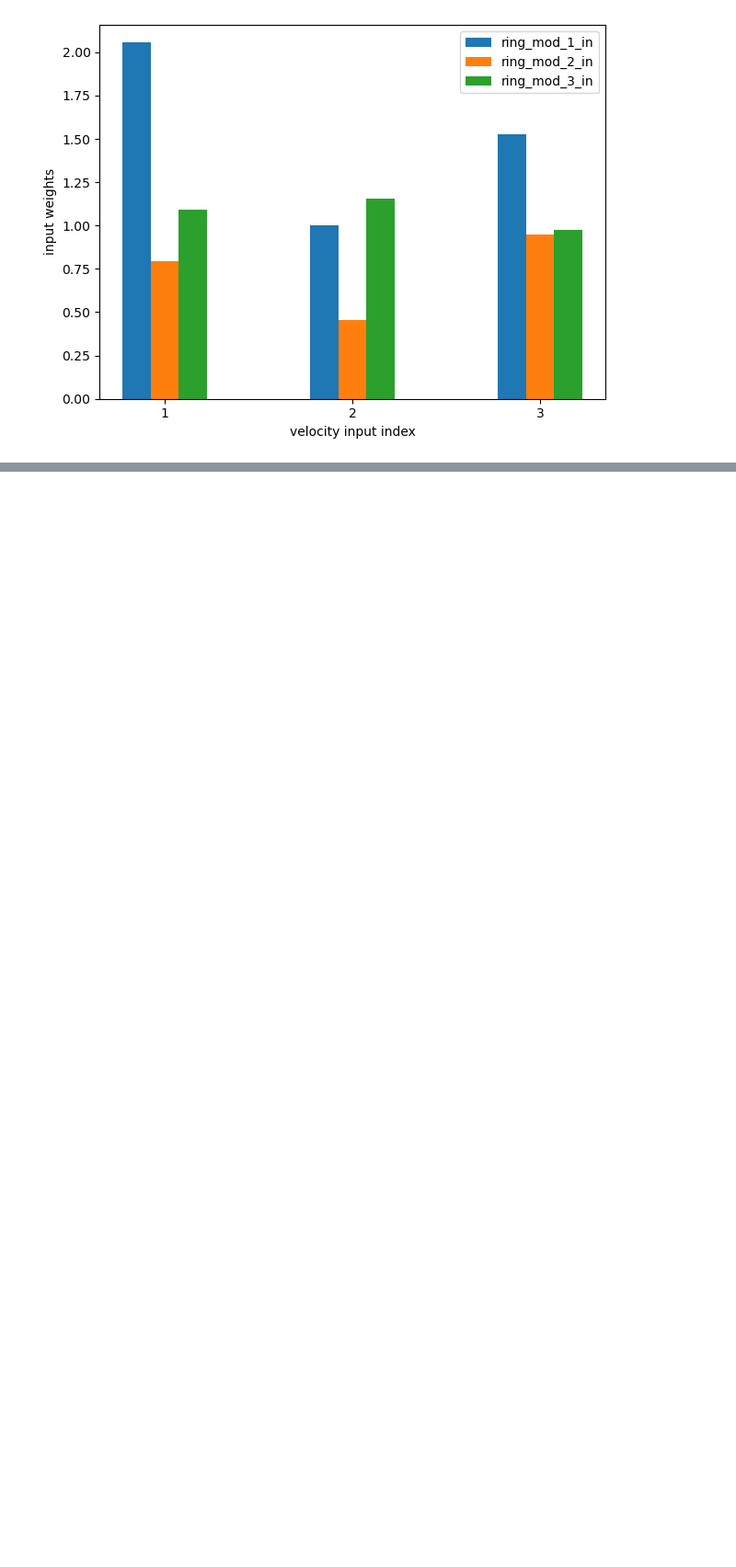
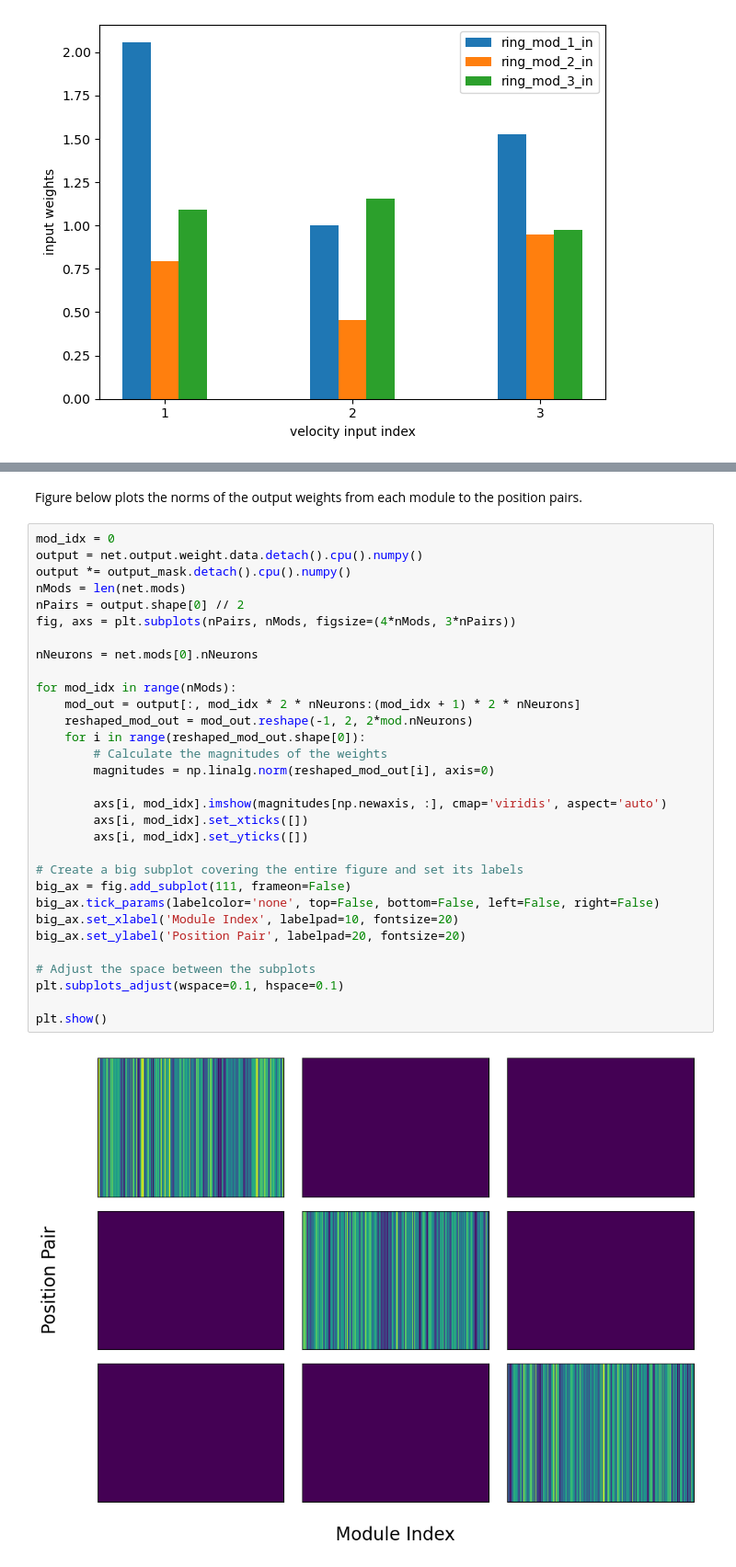
Before and after one commit to alexnegron/modular-dynamics, a Jupyter notebook: notebooks/modular_dynamics_rnn_independent_velocities_experiments.ipynb, the cells around one changed output, grey strips where cells are left out. Shown: that part at 92% size. Saved outputs shown, nothing was run; the diff lists cells and outputs as text; blank space fills up the shorter version.

```diff
--- a/notebooks/modular_dynamics_rnn_independent_velocities_experiments.ipynb
+++ b/notebooks/modular_dynamics_rnn_independent_velocities_experiments.ipynb
@@ -568,0 +815,35 @@ plt.show()
+# %% [markdown]
+Figure below plots the norms of the output weights from each module to the position pairs.
+# %%
+mod_idx = 0
+output = net.output.weight.data.detach().cpu().numpy()
+output *= output_mask.detach().cpu().numpy()
+nMods = len(net.mods)
+nPairs = output.shape[0] // 2
+fig, axs = plt.subplots(nPairs, nMods, figsize=(4*nMods, 3*nPairs))
+
+nNeurons = net.mods[0].nNeurons
+
+for mod_idx in range(nMods):
+    mod_out = output[:, mod_idx * 2 * nNeurons:(mod_idx + 1) * 2 * nNeurons]
+    reshaped_mod_out = mod_out.reshape(-1, 2, 2*mod.nNeurons)
+    for i in range(reshaped_mod_out.shape[0]):
+        # Calculate the magnitudes of the weights
+        magnitudes = np.linalg.norm(reshaped_mod_out[i], axis=0)
+
+        axs[i, mod_idx].imshow(magnitudes[np.newaxis, :], cmap='viridis', aspect='auto')
+        axs[i, mod_idx].set_xticks([])
+        axs[i, mod_idx].set_yticks([])
+
+# Create a big subplot covering the entire figure and set its labels
+big_ax = fig.add_subplot(111, frameon=False)
+big_ax.tick_params(labelcolor='none', top=False, bottom=False, left=False, right=False)
+big_ax.set_xlabel('Module Index', labelpad=10, fontsize=20)
+big_ax.set_ylabel('Position Pair', labelpad=20, fontsize=20)
+
+# Adjust the space between the subplots
+plt.subplots_adjust(wspace=0.1, hspace=0.1)
+
+plt.show()
+# %% [output]
+[figure, added]
```
Also changed, not shown: parts of 10 cells of this notebook, 5 other files.
